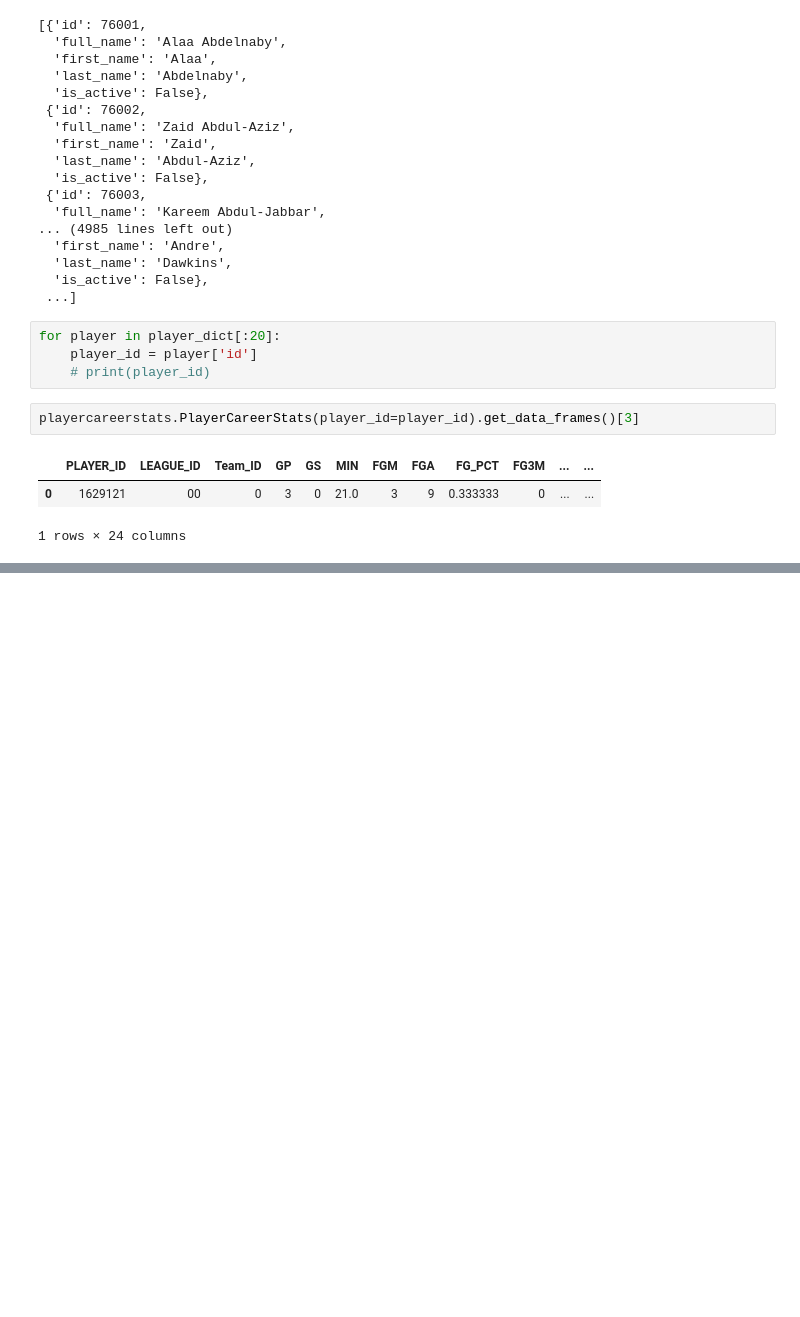
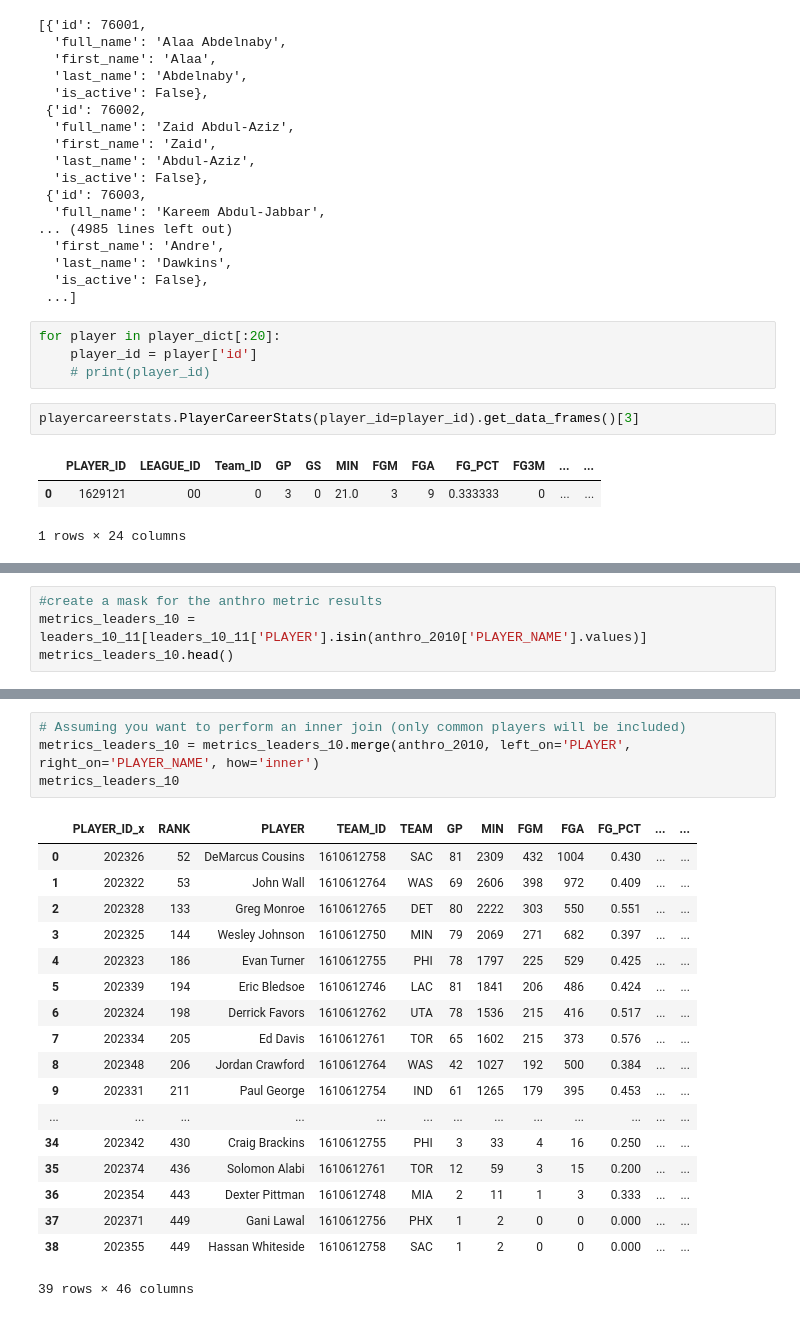
Before and after one commit to mannievilla/NBA-Draft-Selections, a Jupyter notebook: NBA_webscrape.ipynb, the cells around one changed output, grey strips where cells are left out. Cells and saved outputs as stored; diff of their text form; blank space fills up the shorter version.

```diff
--- a/NBA_webscrape.ipynb
+++ b/NBA_webscrape.ipynb
@@ -370,0 +444,4 @@ leaders_14_15 = leagueleaders.LeagueLeaders(season='2014-15').get_data_frames()[
+# %%
+#create a mask for the anthro metric results
+metrics_leaders_10 = leaders_10_11[leaders_10_11['PLAYER'].isin(anthro_2010['PLAYER_NAME'].values)]
+metrics_leaders_10.head()
@@ -370,0 +456,23 @@ leaders_14_15 = leagueleaders.LeagueLeaders(season='2014-15').get_data_frames()[
+# %%
+# Assuming you want to perform an inner join (only common players will be included)
+metrics_leaders_10 = metrics_leaders_10.merge(anthro_2010, left_on='PLAYER', right_on='PLAYER_NAME', how='inner')
+metrics_leaders_10
+# %% [output]
+|  | PLAYER_ID_x | RANK | PLAYER | TEAM_ID | TEAM | GP | MIN | FGM | FGA | FG_PCT | ... | ... |
+| 0 | 202326 | 52 | DeMarcus Cousins | 1610612758 | SAC | 81 | 2309 | 432 | 1004 | 0.430 | ... | ... |
+| 1 | 202322 | 53 | John Wall | 1610612764 | WAS | 69 | 2606 | 398 | 972 | 0.409 | ... | ... |
+| 2 | 202328 | 133 | Greg Monroe | 1610612765 | DET | 80 | 2222 | 303 | 550 | 0.551 | ... | ... |
+| 3 | 202325 | 144 | Wesley Johnson | 1610612750 | MIN | 79 | 2069 | 271 | 682 | 0.397 | ... | ... |
+| 4 | 202323 | 186 | Evan Turner | 1610612755 | PHI | 78 | 1797 | 225 | 529 | 0.425 | ... | ... |
+| 5 | 202339 | 194 | Eric Bledsoe | 1610612746 | LAC | 81 | 1841 | 206 | 486 | 0.424 | ... | ... |
+| 6 | 202324 | 198 | Derrick Favors | 1610612762 | UTA | 78 | 1536 | 215 | 416 | 0.517 | ... | ... |
+| 7 | 202334 | 205 | Ed Davis | 1610612761 | TOR | 65 | 1602 | 215 | 373 | 0.576 | ... | ... |
+| 8 | 202348 | 206 | Jordan Crawford | 1610612764 | WAS | 42 | 1027 | 192 | 500 | 0.384 | ... | ... |
+| 9 | 202331 | 211 | Paul George | 1610612754 | IND | 61 | 1265 | 179 | 395 | 0.453 | ... | ... |
+| ... | ... | ... | ... | ... | ... | ... | ... | ... | ... | ... | ... | ... |
+| 34 | 202342 | 430 | Craig Brackins | 1610612755 | PHI | 3 | 33 | 4 | 16 | 0.250 | ... | ... |
+| 35 | 202374 | 436 | Solomon Alabi | 1610612761 | TOR | 12 | 59 | 3 | 15 | 0.200 | ... | ... |
+| 36 | 202354 | 443 | Dexter Pittman | 1610612748 | MIA | 2 | 11 | 1 | 3 | 0.333 | ... | ... |
+| 37 | 202371 | 449 | Gani Lawal | 1610612756 | PHX | 1 | 2 | 0 | 0 | 0.000 | ... | ... |
+| 38 | 202355 | 449 | Hassan Whiteside | 1610612758 | SAC | 1 | 2 | 0 | 0 | 0.000 | ... | ... |
+39 rows × 46 columns
```
Also changed, not shown: parts of 16 cells of this notebook.
